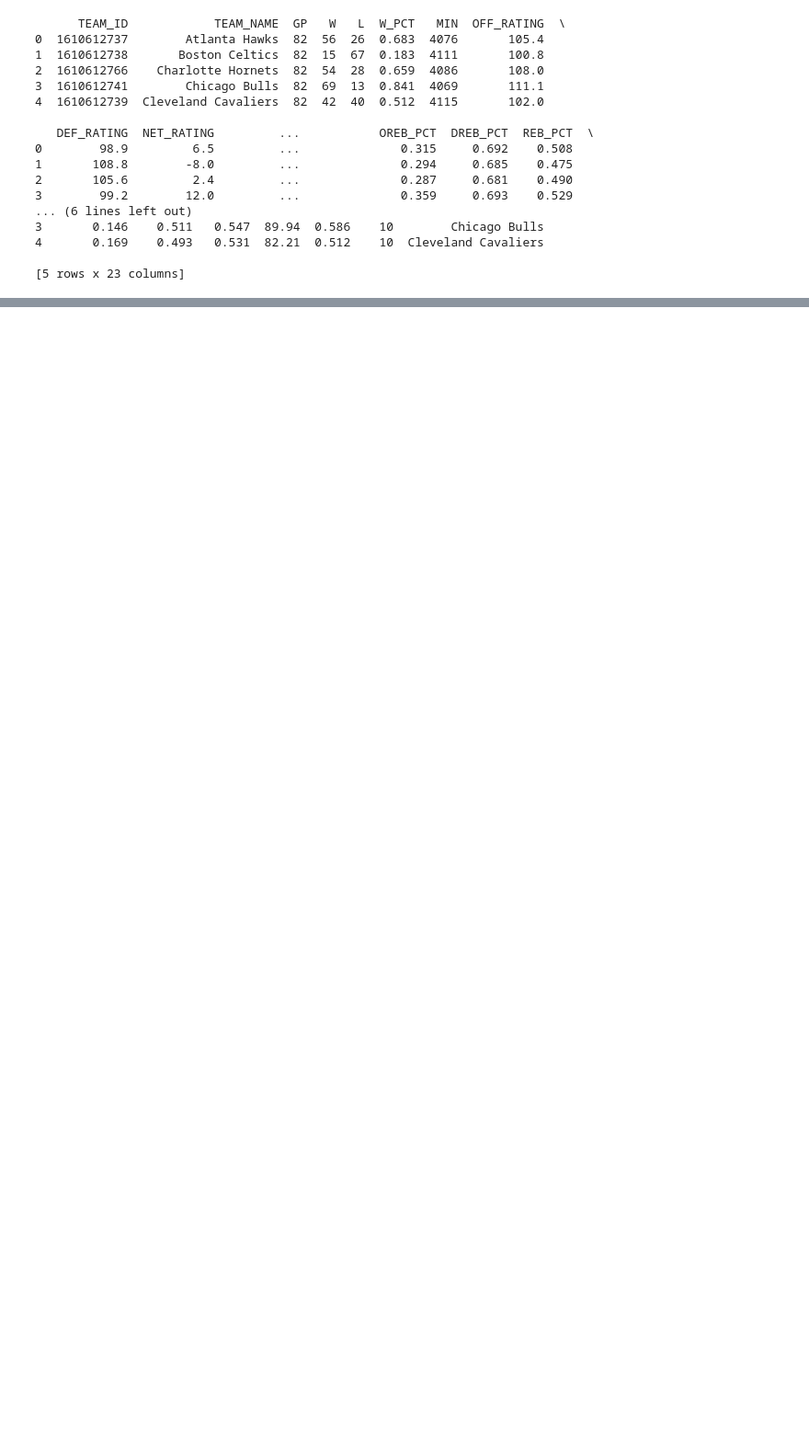
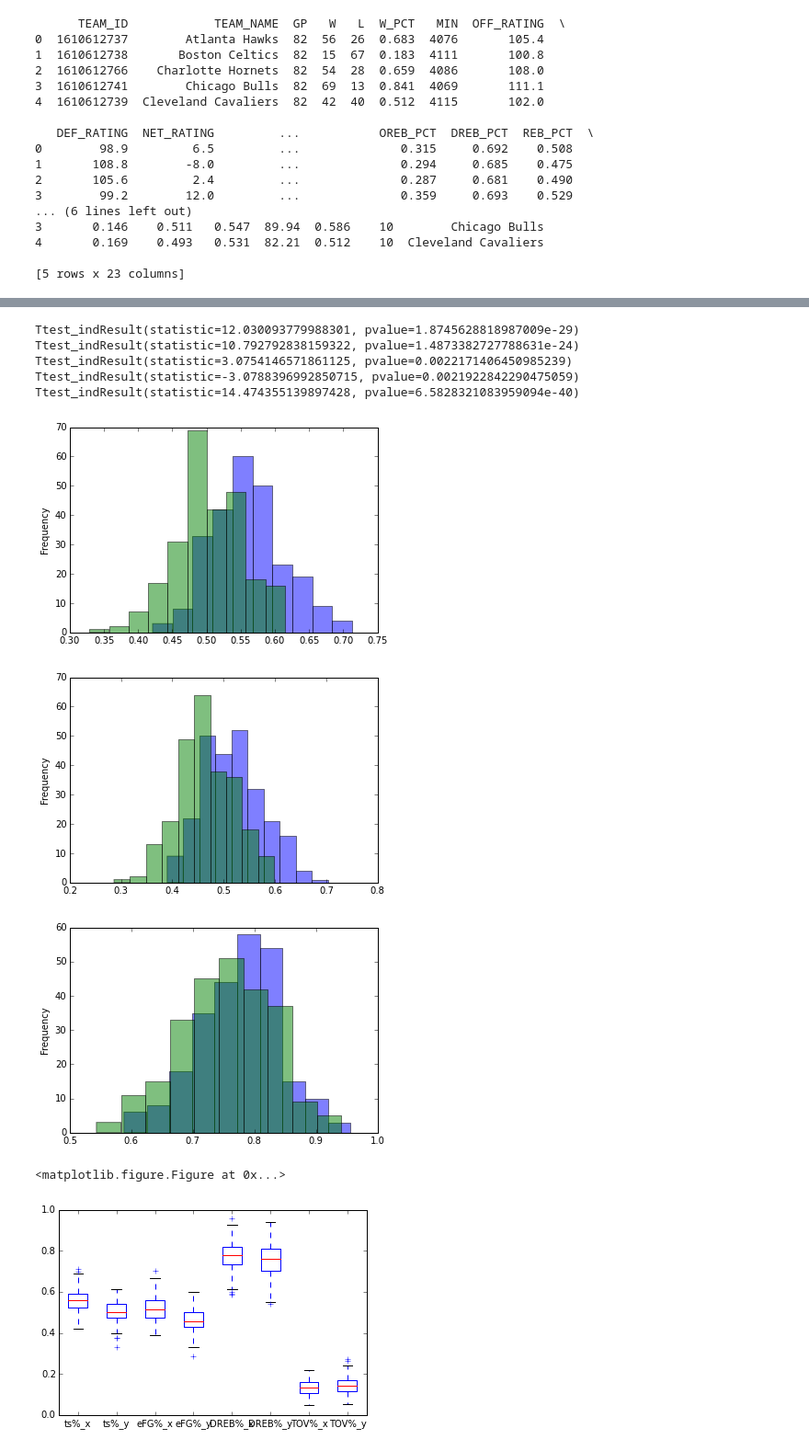
Before and after one commit to scottyla19/python-nba_analysis, a Jupyter notebook: nba analysis.ipynb, the cells around one changed output, grey strips where cells are left out. Shown: that part at 92% size. Saved outputs shown, nothing was run; the diff lists cells and outputs as text; code cells hidden in the pictures; blank space fills up the shorter version.

```diff
--- a/nba analysis.ipynb
+++ b/nba analysis.ipynb
@@ -73,3 +110,39 @@ print games.head()
+# %%
+
+
+plt.figure();
+
+games['ts%_x'].plot(kind='hist', alpha=0.5)
+games['ts%_y'].plot(kind='hist', alpha=0.5)
+
+plt.figure();
+games['eFG%_x'].plot(kind='hist', alpha=0.5)
+games['eFG%_y'].plot(kind='hist', alpha=0.5)
+
+plt.figure();
+games['DREB%_x'].plot(kind='hist', alpha=0.5)
+games['DREB%_y'].plot(kind='hist', alpha=0.5)
+
+plt.figure();
+adv = games[['ts%_x','ts%_y','eFG%_x','eFG%_y','DREB%_x','DREB%_y','TOV%_x','TOV%_y']]
+adv.plot(kind='box')
+
+
+print ttest_ind(games['ts%_x'], games['ts%_y'])
+print ttest_ind(games['eFG%_x'], games['eFG%_y'])
+print ttest_ind(games['DREB%_x'], games['DREB%_y'])
+print ttest_ind(games['TOV%_x'], games['TOV%_y'])
+# %% [output]
+Ttest_indResult(statistic=12.030093779988301, pvalue=1.8745628818987009e-29)
+Ttest_indResult(statistic=10.792792838159322, pvalue=1.4873382727788631e-24)
+Ttest_indResult(statistic=3.0754146571861125, pvalue=0.0022171406450985239)
+Ttest_indResult(statistic=-3.0788396992850715, pvalue=0.0021922842290475059)
+Ttest_indResult(statistic=14.474355139897428, pvalue=6.5828321083959094e-40)
+[figure, added]
+[figure, added]
+[figure, added]
+<matplotlib.figure.Figure at 0x...>
+[figure, added]
 # %%
 stats.sort(['W_PCT'], ascending=[False])
 
```
Also changed, not shown: parts of 6 cells of this notebook.
